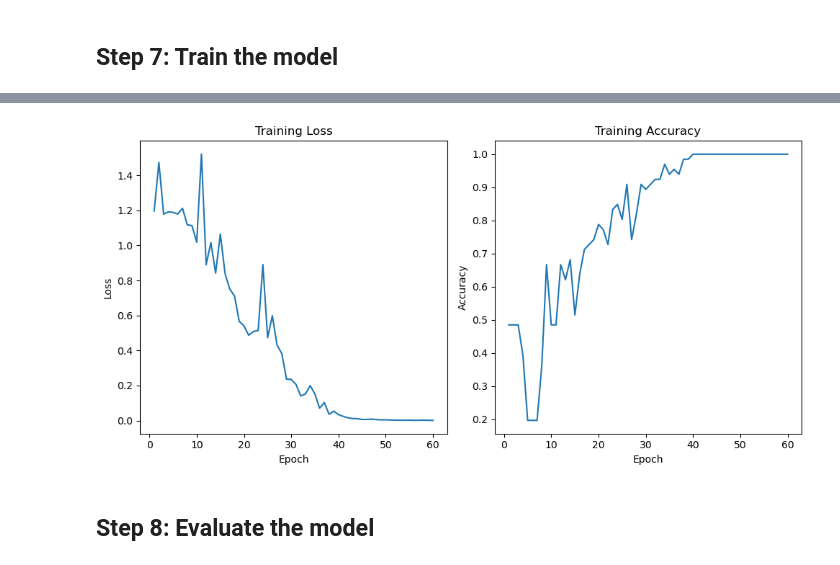
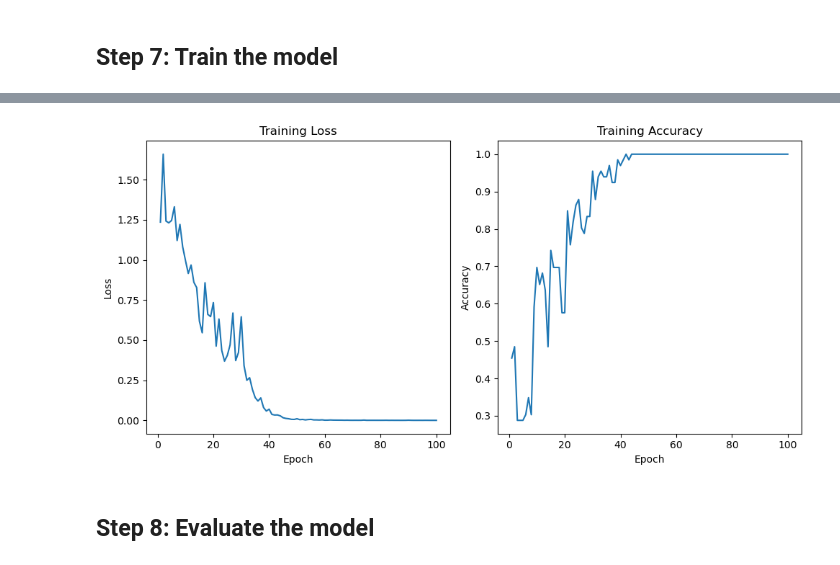
Before and after one commit to tenjust/remote_sensing, a Jupyter notebook: CNN.ipynb, the cells around one changed output, grey strips where cells are left out. Cells and saved outputs as stored; diff of their text form; code cells hidden in the pictures.

Commit message:
results visualization

```diff
--- a/CNN.ipynb
+++ b/CNN.ipynb
@@ -171,7 +192,7 @@ def accuracy(predictions, laels):
 # %%
 import matplotlib.pyplot as plt
 
-num_epochs = 60
+num_epochs = 100
 train_losses = []
 train_accuracies = []
 
@@ -237,4 +258,4 @@ Epoch [60/60], Loss: 0.0010622798969658713, Accuracy: 1.0
-[figure, old version]
+[figure, new version]
 # %% [markdown]
 ## Step 8: Evaluate the model
 # %%
```
Also changed, not shown: parts of 7 cells of this notebook.
